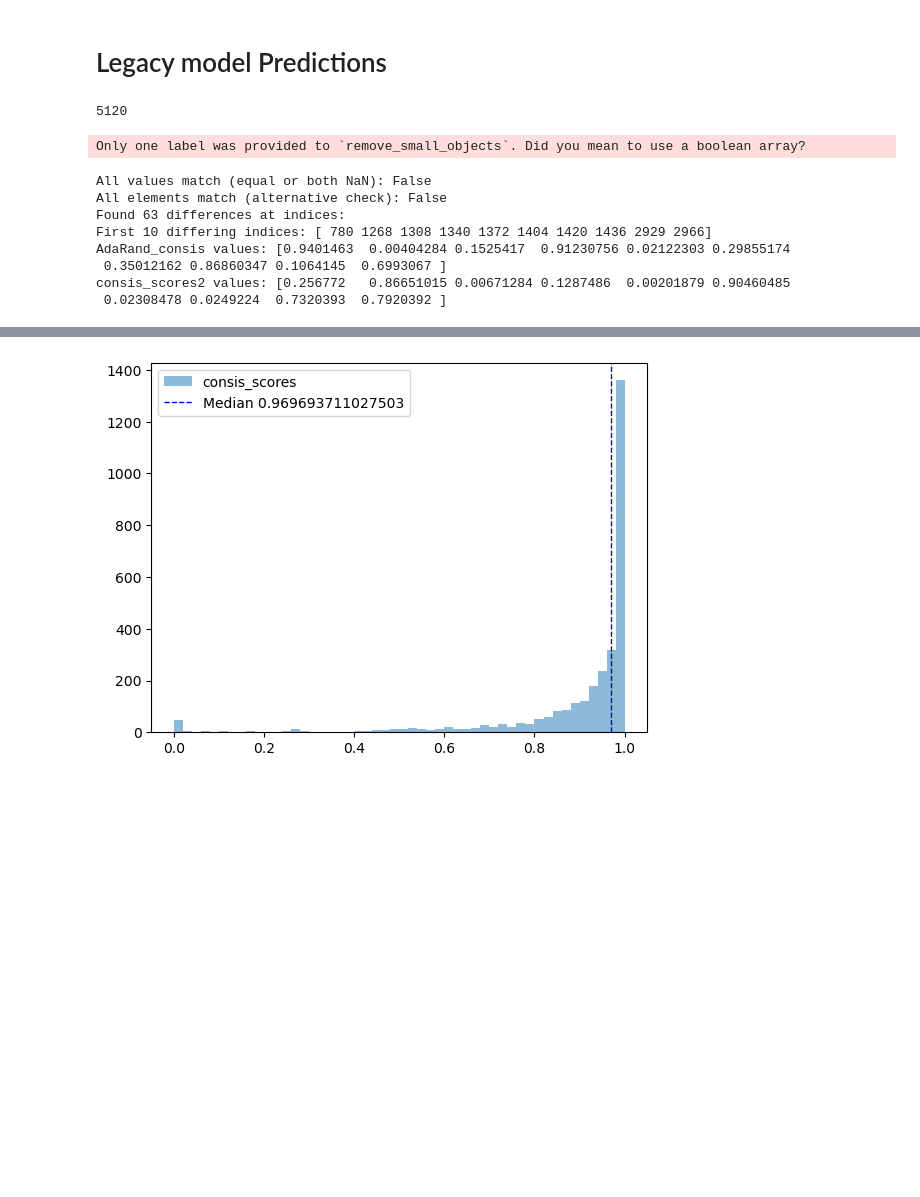
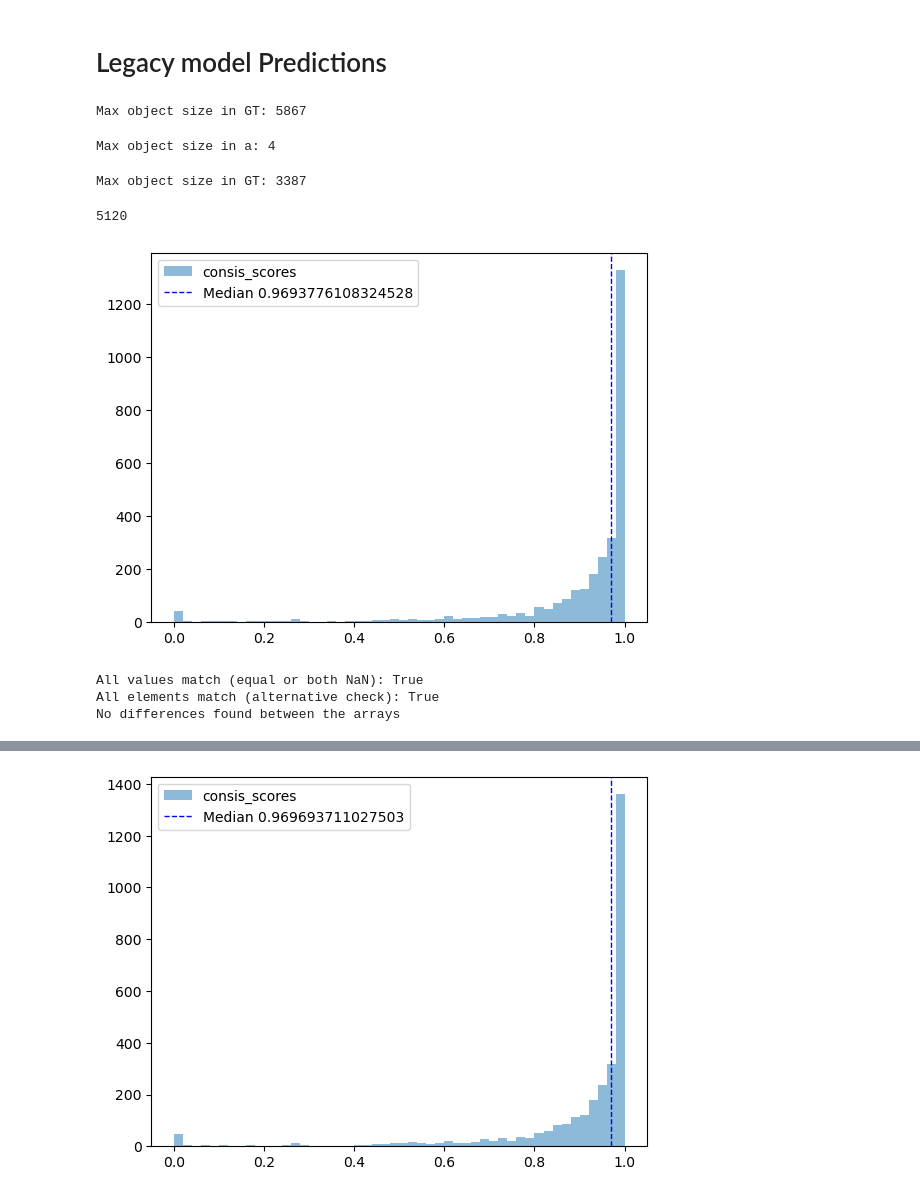
Before and after one commit to kreshuklab/model_ranking, a Jupyter notebook: notebooks/cell_segmentation/predictions/Ovules_summary_metrics2.ipynb, the cells around one changed output, grey strips where cells are left out. Saved outputs shown, nothing was run; the diff lists cells and outputs as text; code cells hidden in the pictures; blank space fills up the shorter version.

Commit message:
view predictions and test consistency

```diff
--- a/notebooks/cell_segmentation/predictions/Ovules_summary_metrics2.ipynb
+++ b/notebooks/cell_segmentation/predictions/Ovules_summary_metrics2.ipynb
@@ -15,6 +17,22 @@ ov_raw_path = "/scratch/talks/data/Ovules/GT2x/test/N_294_final_crop_ds2_patchwi
 # %%
 gt_patched = load_h5(ov_raw_path, "label")
 _, max_obj_size, _ = find_dataset_object_sizes(gt_patched)
+print(f"Max object size in GT: {max_obj_size}")
+# %% [output]
+Max object size in GT: 5867
+# %%
+a = np.array([[1,1,1,2,2,3,4,5, 1]])
+_, max_obj, _ = find_dataset_object_sizes(a)
+print(f"Max object size in a: {max_obj}")
+# %% [output]
+Max object size in a: 4
+# %%
+fw_raw_path = "/scratch/talks/data/FlyWing/GT/test/per03_patched.h5"
+gt_patched = load_h5(fw_raw_path, "label")
+_, max_obj_size, _ = find_dataset_object_sizes(gt_patched)
+print(f"Max object size in GT: {max_obj_size}")
+# %% [output]
+Max object size in GT: 3387
 # %%
 from model_ranking import (
     StandardEvalDataset,
@@ -28,8 +46,8 @@ eval_dataset_config = {
     "aug_name": "gauss_a005-01",
     "pred_path": ["/g/kreshuk/talks/consistency_results/Instance_segmentation/Cells/FlyWing_to_Ovules_gap/consistency/legacy_model/fw_model8/norm_50_950/gauss_a005-01/predictions"],
     "gt_path": ["/g/kreshuk/talks/consistency_results/Instance_segmentation/Cells/FlyWing_to_Ovules_gap/consistency/legacy_model/fw_model8/norm_50_950/none/predictions"],
-    "pred_key": "segmentation",
-    "gt_key": "segmentation",
+    "pred_key": "segmentations",
+    "gt_key": "segmentations",
     "patch_key": "patch_index",
     "roi": None,
     "ignore_index": None,
@@ -37,12 +55,12 @@ eval_dataset_config = {
     "ignore_key": "ignore_mask",
     "convert_to_binary_label": False,
     "convert_to_boundary_label": False,
-    "gt_zero_large_instances": True,
+    "gt_zero_large_instances": False,
     "gt_zero_largest_instance": False,
-    "min_object_size": 1,
-    "zero_large_instances": True,
+    "min_object_size": None,
+    "zero_large_instances": False,
     "zero_largest_instance": False,
-    "largest_obj_multiplier": 1.6,
+    "largest_obj_multiplier": 1.7,
     "max_obj_size": 5867,
 }
 
@@ -57,18 +75,34 @@ print(len(consis_dataset))
 5120
 # %%
 from tqdm import tqdm, trange
+
+path_NA = "/g/kreshuk/talks/consistency_results/Instance_segmentation/Cells/FlyWing_to_Ovules_gap/consistency/legacy_model/fw_model8/norm_50_950/none/predictions/N_294_final_crop_ds2_predictions.h5"
+path = "/g/kreshuk/talks/consistency_results/Instance_segmentation/Cells/FlyWing_to_Ovules_gap/consistency/legacy_model/fw_model8/norm_50_950/gauss_a005-01/predictions/N_294_final_crop_ds2_predictions.h5"
+
 consis_scores = np.zeros((len(consis_dataset), 3), dtype=np.float32)
 for i in trange(len(consis_dataset)):
-#for i in tqdm([1436]):
+#for i in tqdm([ 780, 1164, 1196, 1268, 1308, 1340, 1348, 1372, 1388, 1404]):
     pred, no_aug_pred = consis_dataset[i]
-    # _, axs = plt.subplots(1, 2, figsize=(6, 3))
+    # seg = load_h5(path, 'segmentation', select_index=[i])
+    # seg_NA = load_h5(path_NA, 'segmentation', select_index=[i])
+    # gt = load_h5(ov_raw_path, 'label', select_index=[i])
+    # _, axs = plt.subplots(1, 5, figsize=(15, 3))
     # axs[0].imshow(no_aug_pred.squeeze(), cmap=get_random_colors(no_aug_pred), interpolation='nearest')
-    # axs[0].set_title("No Aug")
+    # axs[0].set_title(f"No Aug loaded \n id{i}")
     # axs[0].axis("off")
     # axs[1].imshow(pred.squeeze(), cmap=get_random_colors(pred), interpolation='nearest')
     # axs[1].set_title("Gauss 0.05-0.1")
     # axs[1].axis("off")
-    plt.show()
+    # axs[2].imshow(seg_NA.squeeze(), cmap=get_random_colors(seg_NA), interpolation='nearest')
+    # axs[2].set_title("No Aug original")
+    # axs[2].axis("off")
+    # axs[3].imshow(seg.squeeze(), cmap=get_random_colors(seg), interpolation='nearest')
+    # axs[3].set_title("Gauss 0.05-0.1 original")
+    # axs[3].axis("off")
+    # axs[4].imshow(gt.squeeze(), cmap=get_random_colors(gt), interpolation='nearest')
+    # axs[4].set_title("GT")
+    # axs[4].axis("off")
+    # plt.show()
     score, _ = adaRandError_eval(
         pred,
         no_aug_pred,
@@ -76,8 +110,13 @@ for i in trange(len(consis_dataset)):
     )
     #print(score)
     consis_scores[i] = score
-# %% [output]
-Only one label was provided to `remove_small_objects`. Did you mean to use a boolean array?
+# %%
+plt.hist(1 - consis_scores[:, 0], bins=50, alpha=0.5, label='consis_scores')
+plt.axvline(1 - np.nanmedian(consis_scores[:, 0]), color='blue', linestyle='dashed', linewidth=1, label='Median {}'.format(1 - np.nanmedian(consis_scores[:, 0])))
+plt.legend()
+plt.show()
+# %% [output]
+[figure, added]
 # %%
 path = "/g/kreshuk/talks/consistency_results/Instance_segmentation/Cells/FlyWing_to_Ovules_gap/consistency/legacy_model/fw_model8/norm_50_950/gauss_a005-01/predictions/N_294_final_crop_ds2_predictions.h5"
 AdaRand_consis = load_h5(path, "AdaRandError_consis3")
@@ -108,11 +147,6 @@ if len(diff_indices) > 0:
 else:
     print("No differences found between the arrays")
 # %% [output]
-All values match (equal or both NaN): False
-All elements match (alternative check): False
-Found 63 differences at indices:
-First 10 differing indices: [ 780 1268 1308 1340 1372 1404 1420 1436 2929 2966]
-AdaRand_consis values: [0.9401463  0.00404284 0.1525417  0.91230756 0.02122303 0.29855174
- 0.35012162 0.86860347 0.1064145  0.6993067 ]
-consis_scores2 values: [0.256772   0.86651015 0.00671284 0.1287486  0.00201879 0.90460485
- 0.02308478 0.0249224  0.7320393  0.7920392 ]
+All values match (equal or both NaN): True
+All elements match (alternative check): True
+No differences found between the arrays
```
Also changed, not shown: parts of 5 cells of this notebook, 3 other files.
